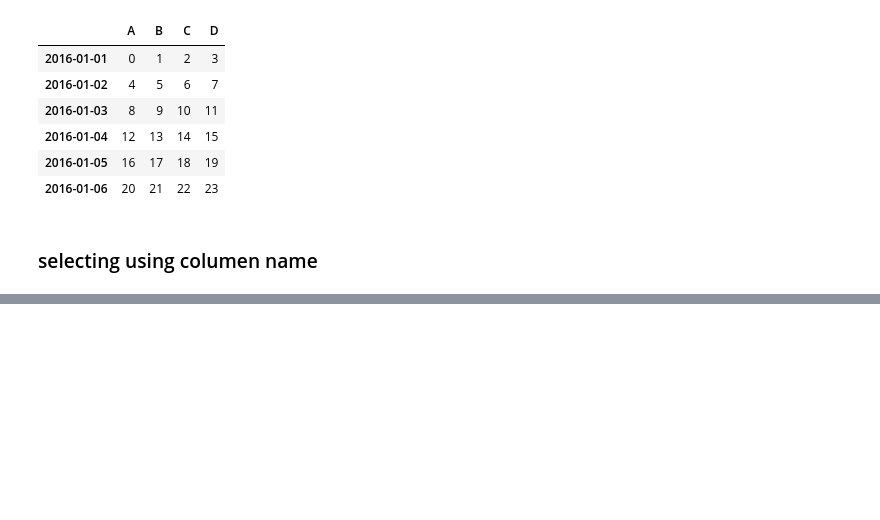
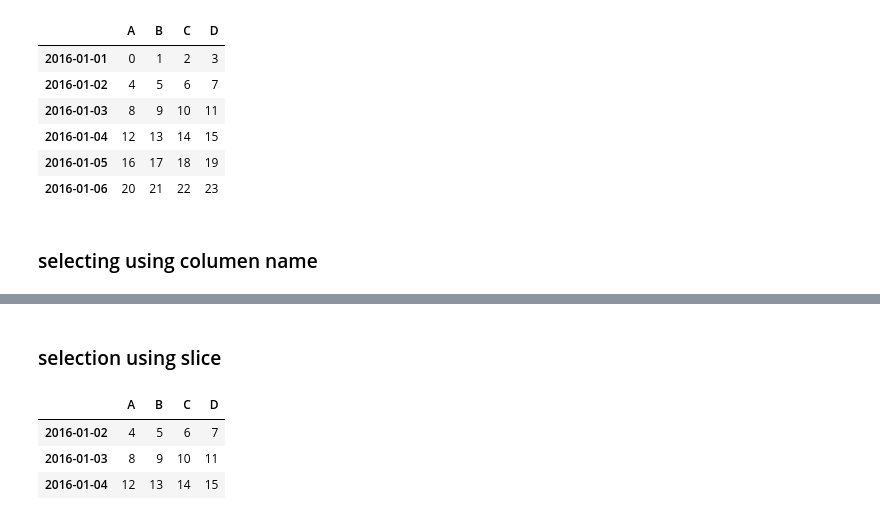
Before and after one commit to vishalvb/practice, a Jupyter notebook: pandas_for_data_science/object creation.ipynb, the cells around one changed output, grey strips where cells are left out. Saved outputs shown, nothing was run; the diff lists cells and outputs as text; code cells hidden in the pictures; blank space fills up the shorter version.

```diff
--- a/pandas_for_data_science/object creation.ipynb
+++ b/pandas_for_data_science/object creation.ipynb
@@ -164,0 +175,9 @@ sample_df
+# %% [markdown]
+### selection using slice
+# %%
+sample_df[1:4] # last index is not included
+# %% [output]
+|  | A | B | C | D |
+| 2016-01-02 | 4 | 5 | 6 | 7 |
+| 2016-01-03 | 8 | 9 | 10 | 11 |
+| 2016-01-04 | 12 | 13 | 14 | 15 |
```
Also changed, not shown: parts of 29 cells of this notebook.
